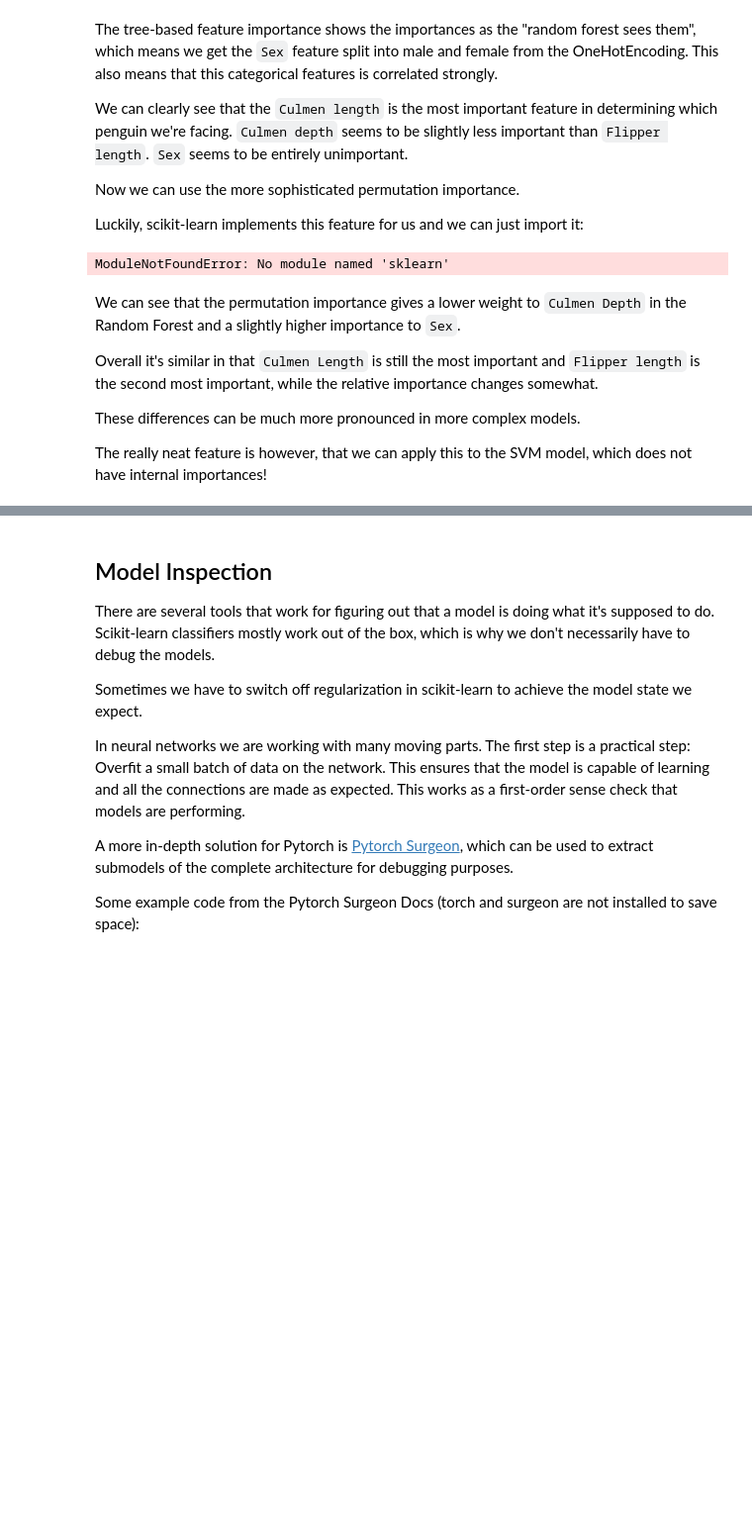
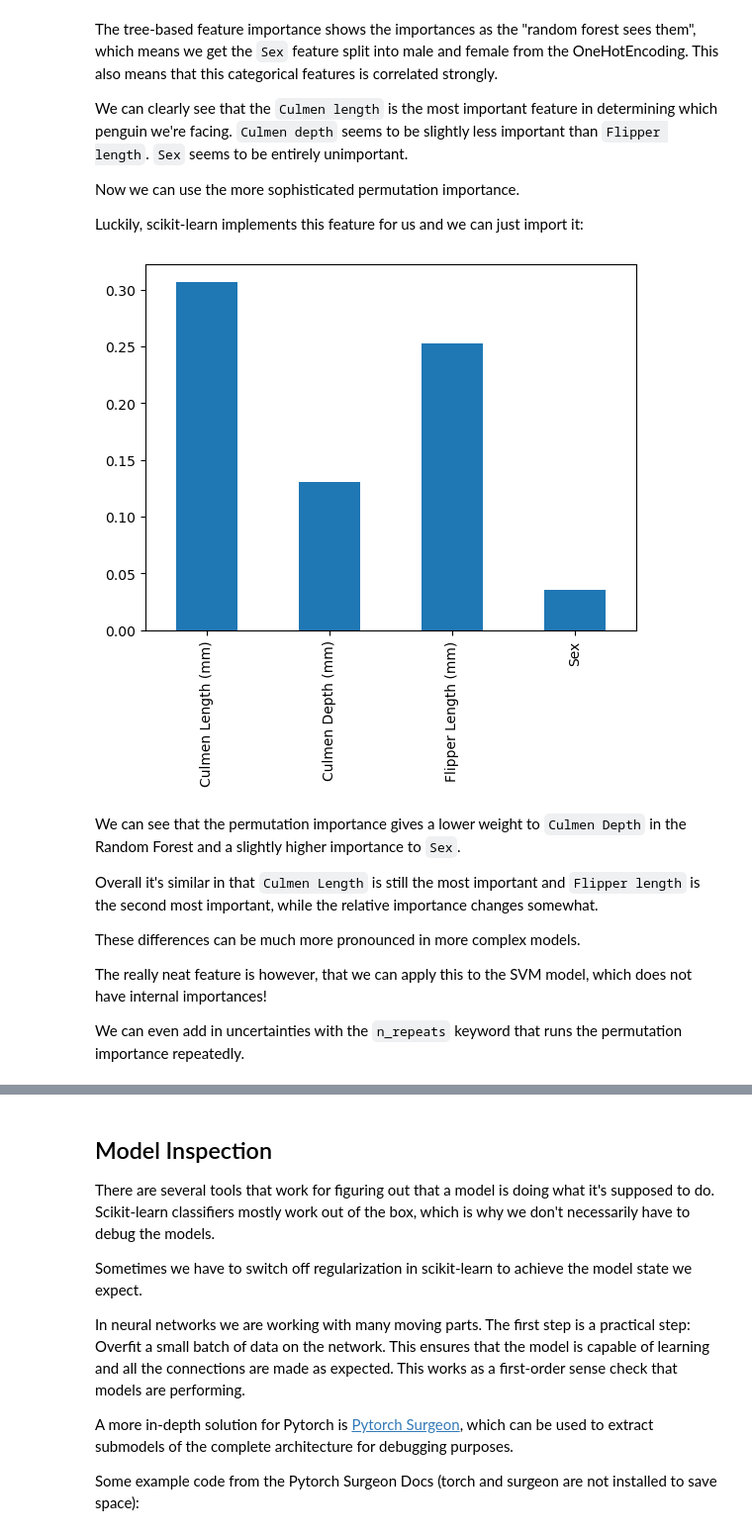
Before and after one commit to JesperDramsch/ml.recipes, a Jupyter notebook: book/notebooks/5-interpretability.ipynb, the cells around one changed output, grey strips where cells are left out. Shown at 99% size. Saved outputs shown, nothing was run; the diff lists cells and outputs as text; code cells hidden in the pictures; blank space fills up the shorter version.

```diff
--- a/book/notebooks/5-interpretability.ipynb
+++ b/book/notebooks/5-interpretability.ipynb
@@ -159,15 +171,14 @@ Luckily, scikit-learn implements this feature for us and we can just import it:
 # %%
 from sklearn.inspection import permutation_importance
 
 result = permutation_importance(
     rf, X_train, y_train, n_repeats=10, random_state=42
 )
 
-fi_rf_train = pd.Series(result.importances_mean, index=features)
-fi_rf_train.plot.bar()
+pd.Series(result.importances_mean, index=features).plot.bar()
 plt.show()
 # %% [output]
-ModuleNotFoundError: No module named 'sklearn'
+[figure, added]
 # %% [markdown]
 We can see that the permutation importance gives a lower weight to `Culmen Depth` in the Random Forest and a slightly higher importance to `Sex`.
 
@@ -176,6 +187,8 @@ Overall it's similar in that `Culmen Length` is still the most important and `Fl
 These differences can be much more pronounced in more complex models.
 
 The really neat feature is however, that we can apply this to the SVM model, which does not have internal importances!
+
+We can even add in uncertainties with the `n_repeats` keyword that runs the permutation importance repeatedly.
 # %%
 result = permutation_importance(
     model, X_train, y_train, n_repeats=10, random_state=42
```
Also changed, not shown: parts of 25 cells of this notebook, 6 other files.
